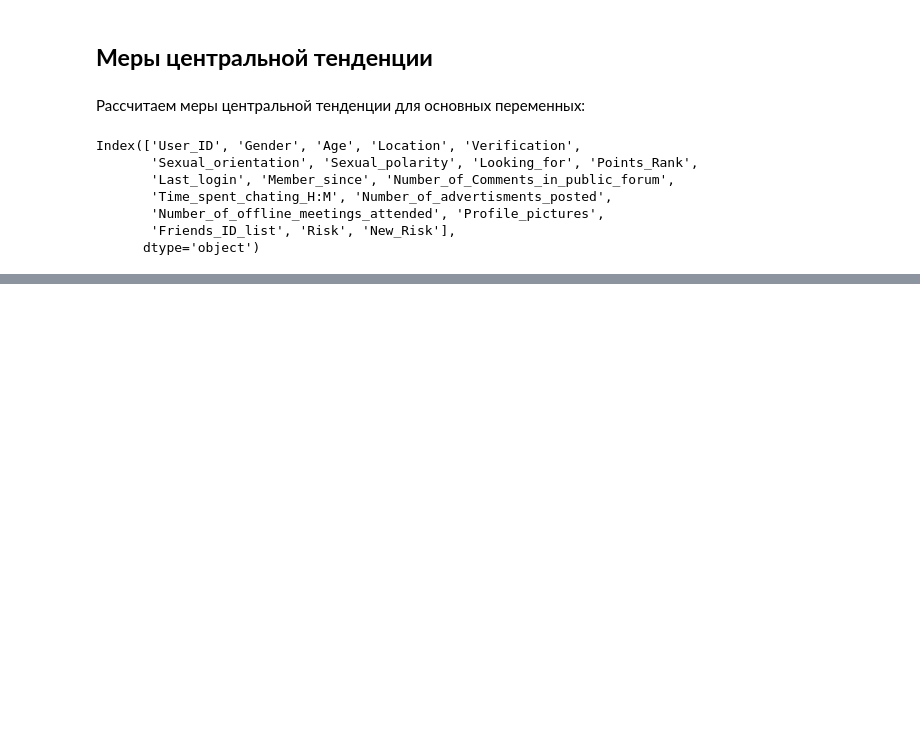
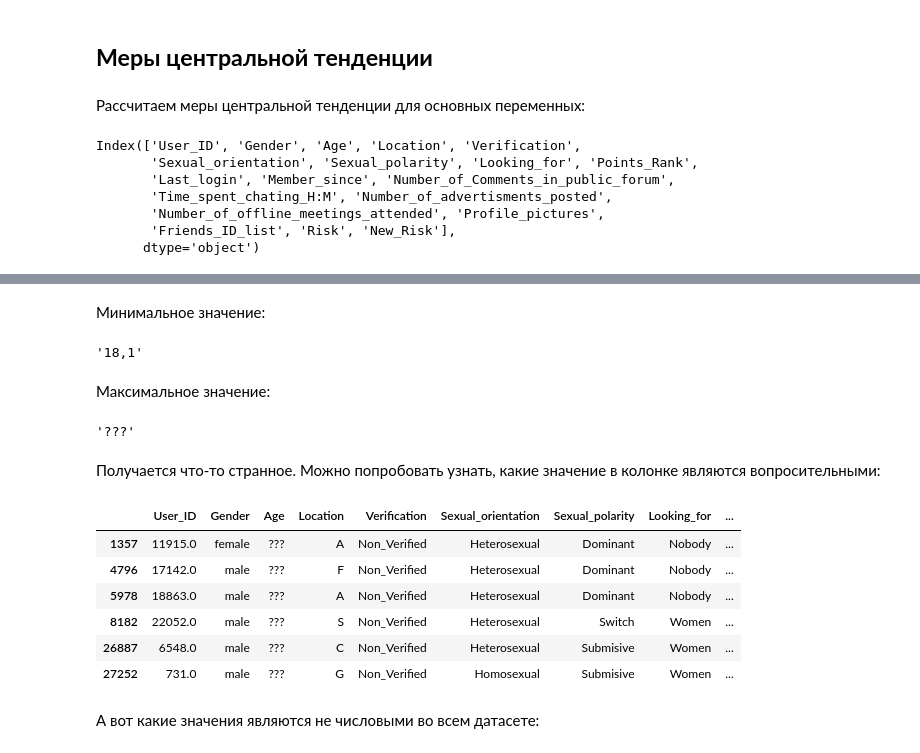
Before and after one commit to alexsasik/for-dz, a Jupyter notebook: online_sex_work.ipynb, the cells around one changed output, grey strips where cells are left out. Saved outputs shown, nothing was run; the diff lists cells and outputs as text; code cells hidden in the pictures; blank space fills up the shorter version.

```diff
--- a/online_sex_work.ipynb
+++ b/online_sex_work.ipynb
@@ -556,0 +546,26 @@ Length: 68, dtype: float64
+# %% [markdown]
+Минимальное значение:
+# %%
+cdata['Age'].min()
+# %% [output]
+'18,1'
+# %% [markdown]
+Максимальное значение:
+# %%
+cdata['Age'].max()
+# %% [output]
+'???'
+# %% [markdown]
+Получается что-то странное. Можно попробовать узнать, какие значение в колонке являются вопросительными:
+# %%
+cdata[cdata['Age'] == '???']
+# %% [output]
+|  | User_ID | Gender | Age | Location | Verification | Sexual_orientation | Sexual_polarity | Looking_for | ... |
+| 1357 | 11915.0 | female | ??? | A | Non_Verified | Heterosexual | Dominant | Nobody | ... |
+| 4796 | 17142.0 | male | ??? | F | Non_Verified | Heterosexual | Dominant | Nobody | ... |
+| 5978 | 18863.0 | male | ??? | A | Non_Verified | Heterosexual | Dominant | Nobody | ... |
+| 8182 | 22052.0 | male | ??? | S | Non_Verified | Heterosexual | Switch | Women | ... |
+| 26887 | 6548.0 | male | ??? | C | Non_Verified | Heterosexual | Submisive | Women | ... |
+| 27252 | 731.0 | male | ??? | G | Non_Verified | Homosexual | Submisive | Women | ... |
+# %% [markdown]
+А вот какие значения являются не числовыми во всем датасете:
```
Also changed, not shown: parts of 67 cells of this notebook.
